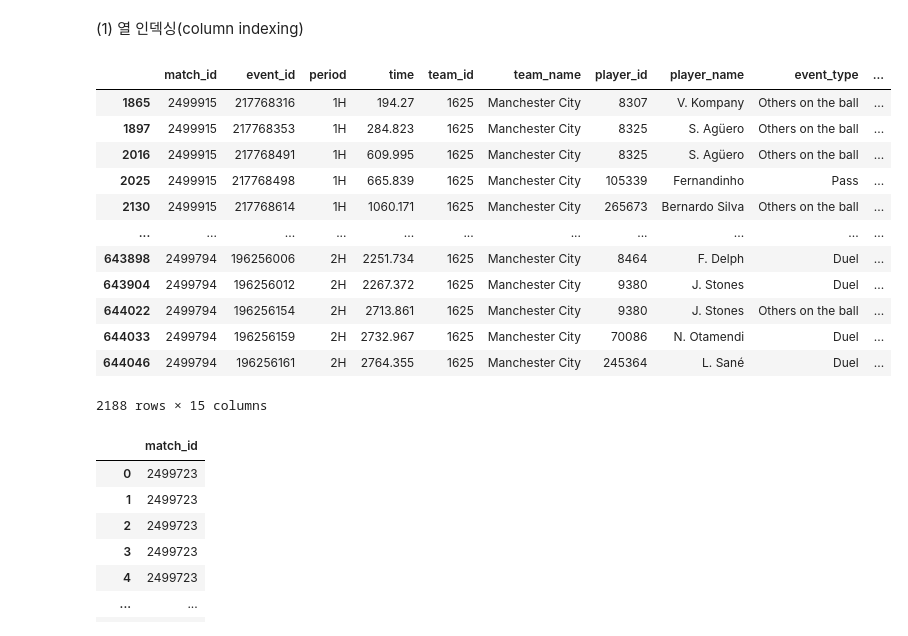
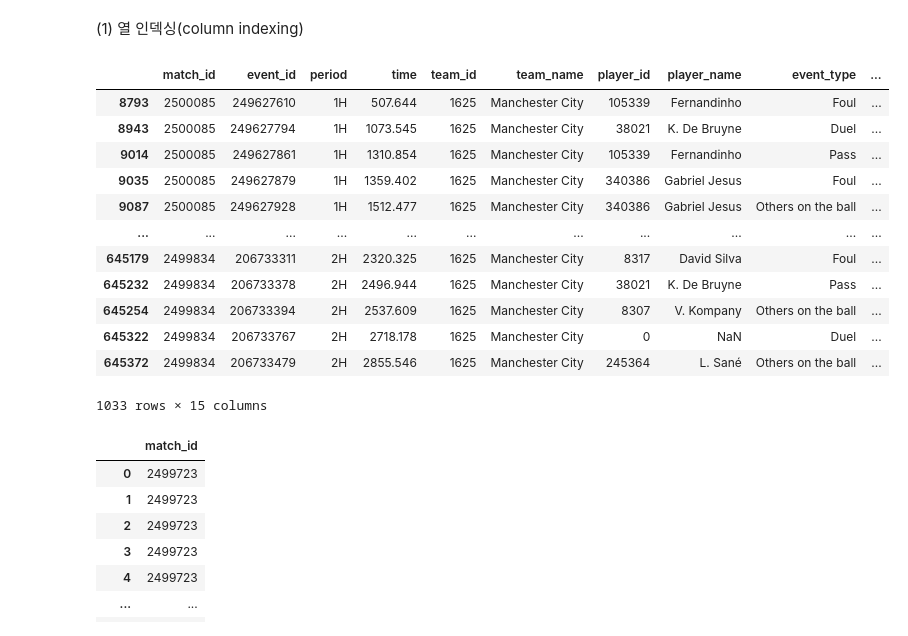
Before and after one commit to jiho051225/footballdata4week, a Jupyter notebook: Week 4/1-event-data-analysis-and-visualization.ipynb, the cells around one changed output. Cells and saved outputs as stored; diff of their text form; code cells hidden in the pictures.

```diff
--- a/Week 4/1-event-data-analysis-and-visualization.ipynb
+++ b/Week 4/1-event-data-analysis-and-visualization.ipynb
@@ -314,40 +307,60 @@ display(filtered_fouls)
 # %% [markdown]
 (1) 열 인덱싱(column indexing)
 # %%
+#맨시티 수비액션
+# Load matches data directly from the JSON file
+matches_path = os.path.join(DATA_DIR, "matches", f"matches_England.json")
+with open(matches_path) as json_data:
+    matches_data = json.load(json_data)
+
+matches_df = pd.DataFrame(matches_data)
+
+# Get match IDs for Manchester City using the matches_df
+man_city_match_ids = matches_df[(matches_df['teamsData'].apply(lambda x: '1625' in x))]['wyId'].tolist()
+
+# Load all events for England
+import glob
+match_events_list = [pd.read_pickle(p) for p in glob.glob(os.path.join(DATA_DIR, 'refined_events', 'England', '*.pkl'))]
+events = pd.concat(match_events_list, ignore_index=True)
+
+# Filter events for Manchester City matches
+man_city_events = events[events['match_id'].isin(man_city_match_ids)].copy()
+
 # Condition 1: team_name is 'Manchester City'
 condition_team_man_city = man_city_events['team_name'] == 'Manchester City'
 
-# Condition 2a: x-coordinate > 41.6 AND sub_event_type is one of the foul types
+# Condition 2a: sub_event_type is one of the foul types
 foul_sub_types = ['Foul', 'Hand foul', 'Late card foul', 'Violent Foul']
-condition_x_and_foul = (man_city_events['start_x'] > 41.6) & (man_city_events['sub_event_type'].isin(foul_sub_types))
+condition_foul_types = man_city_events['sub_event_type'].isin(foul_sub_types)
 
 # Condition 2b: Tags contains 'Interception' or 'Sliding tackle'
 condition_tags_interception_tackle = man_city_events['tags'].apply(lambda x: 'Interception' in x or 'Sliding tackle' in x)
 
 # Condition 2c: sub_event_type is 'Ground defending duel' AND Tags contains 'Won'
 condition_sub_event_duel_and_tag_won = (man_city_events['sub_event_type'] == 'Ground defending duel') & (man_city_events['tags'].apply(lambda x: 'Won' in x))
 
 # Combine Condition 2a, 2b, and 2c using OR
-combined_complex_conditions = condition_x_and_foul | condition_tags_interception_tackle | condition_sub_event_duel_and_tag_won
+combined_complex_conditions = condition_foul_types | condition_tags_interception_tackle | condition_sub_event_duel_and_tag_won
 
-# Combine Condition 1 and the combined complex conditions using AND
+# Combine Condition 1 and the combined complex conditions using AND, then apply the start_x filter
 final_filtered_events = man_city_events[
     condition_team_man_city &
-    combined_complex_conditions
+    combined_complex_conditions &
+    (man_city_events['start_x'] > 41.6)
 ]
 
 display(final_filtered_events)
 # %% [output]
 |  | match_id | event_id | period | time | team_id | team_name | player_id | player_name | event_type | ... |
-| 1865 | 2499915 | 217768316 | 1H | 194.27 | 1625 | Manchester City | 8307 | V. Kompany | Others on the ball | ... |
-| 1897 | 2499915 | 217768353 | 1H | 284.823 | 1625 | Manchester City | 8325 | S. Agüero | Others on the ball | ... |
-| 2016 | 2499915 | 217768491 | 1H | 609.995 | 1625 | Manchester City | 8325 | S. Agüero | Others on the ball | ... |
-| 2025 | 2499915 | 217768498 | 1H | 665.839 | 1625 | Manchester City | 105339 | Fernandinho | Pass | ... |
-| 2130 | 2499915 | 217768614 | 1H | 1060.171 | 1625 | Manchester City | 265673 | Bernardo Silva | Others on the ball | ... |
+| 8793 | 2500085 | 249627610 | 1H | 507.644 | 1625 | Manchester City | 105339 | Fernandinho | Foul | ... |
+| 8943 | 2500085 | 249627794 | 1H | 1073.545 | 1625 | Manchester City | 38021 | K. De Bruyne | Duel | ... |
+| 9014 | 2500085 | 249627861 | 1H | 1310.854 | 1625 | Manchester City | 105339 | Fernandinho | Pass | ... |
+| 9035 | 2500085 | 249627879 | 1H | 1359.402 | 1625 | Manchester City | 340386 | Gabriel Jesus | Foul | ... |
+| 9087 | 2500085 | 249627928 | 1H | 1512.477 | 1625 | Manchester City | 340386 | Gabriel Jesus | Others on the ball | ... |
 | ... | ... | ... | ... | ... | ... | ... | ... | ... | ... | ... |
-| 643898 | 2499794 | 196256006 | 2H | 2251.734 | 1625 | Manchester City | 8464 | F. Delph | Duel | ... |
-| 643904 | 2499794 | 196256012 | 2H | 2267.372 | 1625 | Manchester City | 9380 | J. Stones | Duel | ... |
-| 644022 | 2499794 | 196256154 | 2H | 2713.861 | 1625 | Manchester City | 9380 | J. Stones | Others on the ball | ... |
-| 644033 | 2499794 | 196256159 | 2H | 2732.967 | 1625 | Manchester City | 70086 | N. Otamendi | Duel | ... |
-| 644046 | 2499794 | 196256161 | 2H | 2764.355 | 1625 | Manchester City | 245364 | L. Sané | Duel | ... |
+| 645179 | 2499834 | 206733311 | 2H | 2320.325 | 1625 | Manchester City | 8317 | David Silva | Foul | ... |
+| 645232 | 2499834 | 206733378 | 2H | 2496.944 | 1625 | Manchester City | 38021 | K. De Bruyne | Pass | ... |
+| 645254 | 2499834 | 206733394 | 2H | 2537.609 | 1625 | Manchester City | 8307 | V. Kompany | Others on the ball | ... |
+| 645322 | 2499834 | 206733767 | 2H | 2718.178 | 1625 | Manchester City | 0 | NaN | Duel | ... |
+| 645372 | 2499834 | 206733479 | 2H | 2855.546 | 1625 | Manchester City | 245364 | L. Sané | Others on the ball | ... |
-2188 rows × 15 columns
+1033 rows × 15 columns
```
Also changed, not shown: parts of 4 cells of this notebook.
